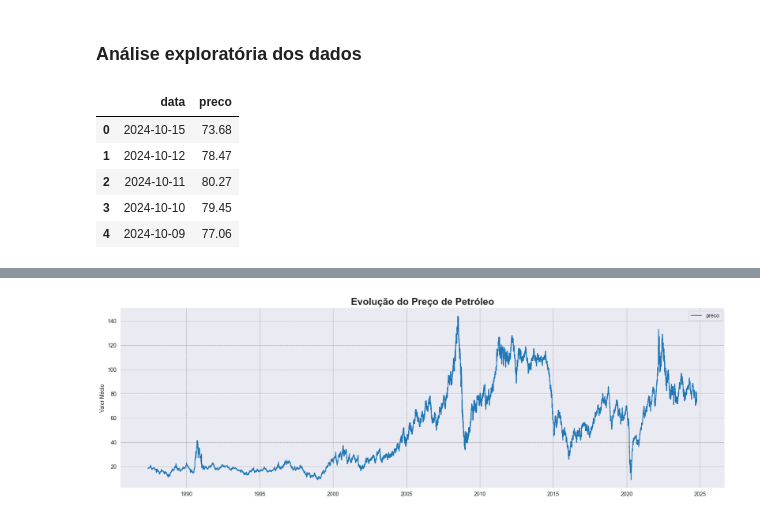
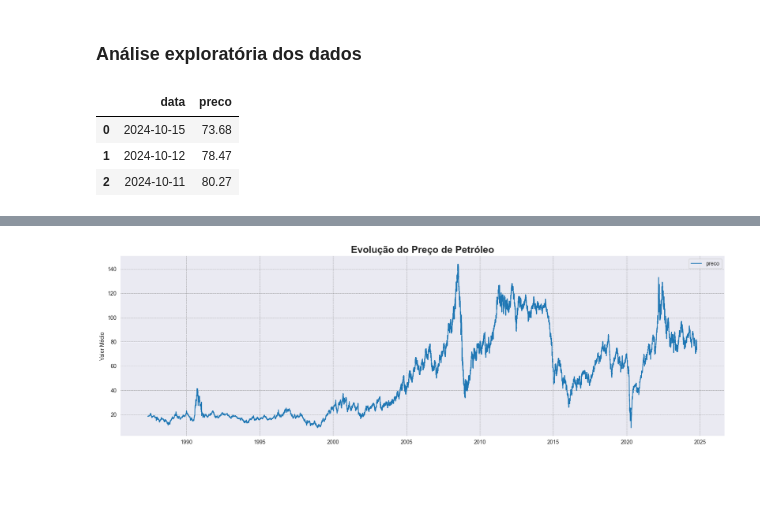
Before and after one commit to torvess/Tech_Challeng_FIAP_Fase_04, a Jupyter notebook: Notebooks/precos_petroleo.ipynb, the cells around one changed output, grey strips where cells are left out. Cells and saved outputs as stored; diff of their text form; code cells hidden in the pictures; blank space fills up the shorter version.

```diff
--- a/Notebooks/precos_petroleo.ipynb
+++ b/Notebooks/precos_petroleo.ipynb
@@ -79,14 +77,12 @@ df_petroleo['data'] = pd.to_datetime(df_petroleo['data'], format='%Y-%m-%d')
 # criando um df para fazer alteraçoes
 dados_petroleo = df_petroleo.copy()
 # %%
-dados_petroleo.head()
+dados_petroleo.head(3)
 # %% [output]
 |  | data | preco |
 | 0 | 2024-10-15 | 73.68 |
 | 1 | 2024-10-12 | 78.47 |
 | 2 | 2024-10-11 | 80.27 |
-| 3 | 2024-10-10 | 79.45 |
-| 4 | 2024-10-09 | 77.06 |
 # %%
 dias_da_semana = {
     0: 'segunda-feira',
```
Also changed, not shown: parts of 32 cells of this notebook, 1 other file.
